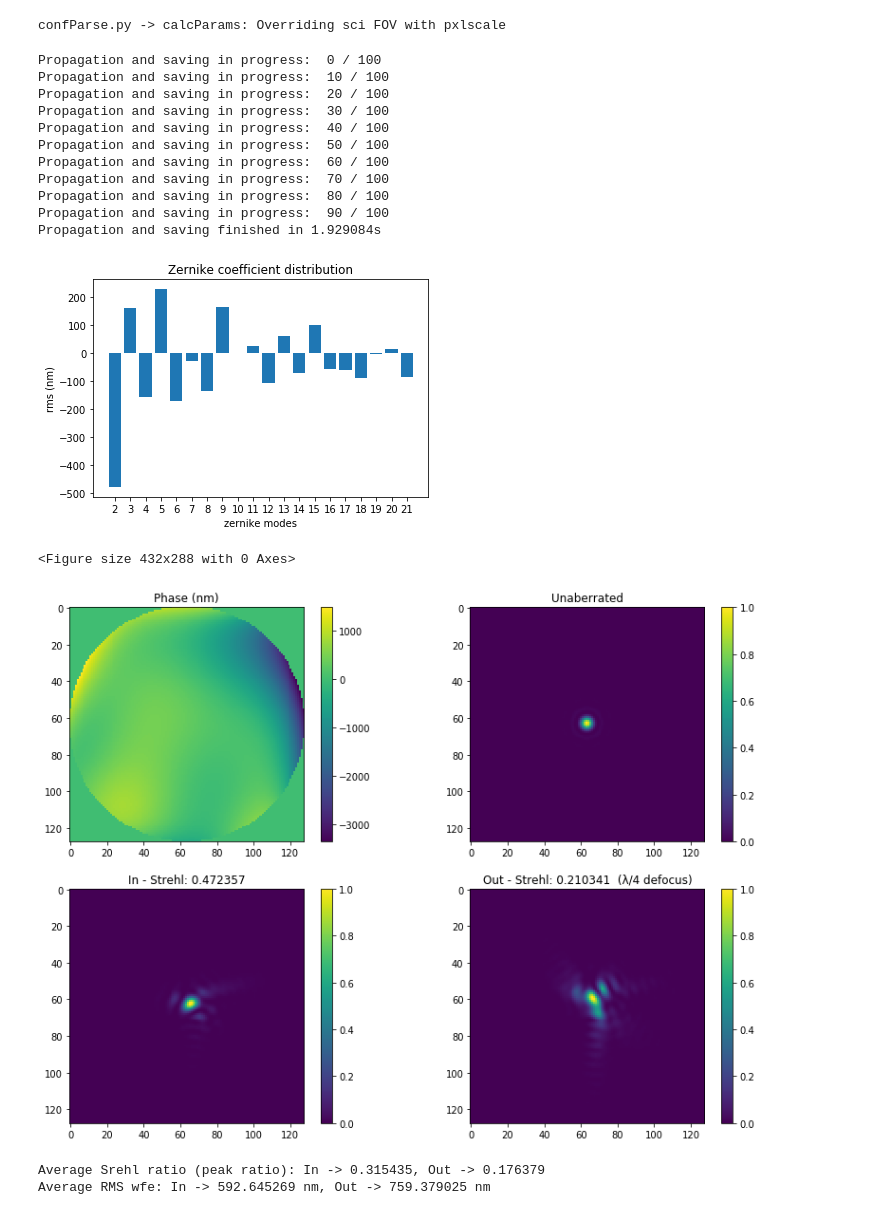
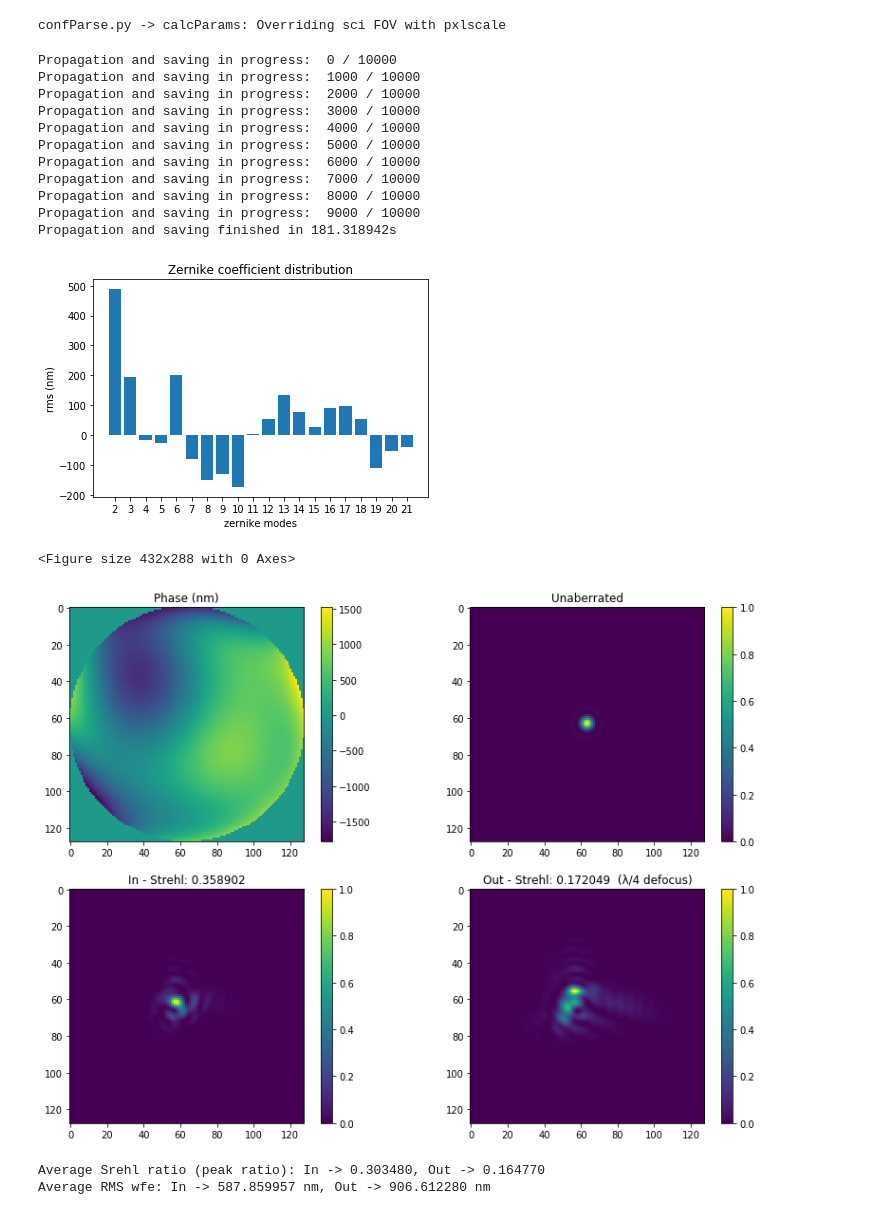
Before and after one commit to povanberg/Machine-learning-for-image-based-wavefront-sensing, a Jupyter notebook: generation/generation.ipynb, the cells around one changed output. Cells and saved outputs as stored; diff of their text form; code cells hidden in the pictures.

```diff
--- a/generation/generation.ipynb
+++ b/generation/generation.ipynb
@@ -23,7 +23,7 @@ pixelScale = 0.01  # [''/px]s
 # WFE norm in nm
 norm_rms = (wavelength)*(10**9)
 # Nb of PSFs to generate
-n_psfs = 100
+n_psfs = 10000
 # Nb of Zernike to use in the generation
 n_zernike = 20
 # Zernike mode index (start from Z2=tip, Noll convention)
@@ -100,20 +100,20 @@ for i in range(n_psfs):
     t_soapy = time.time() - t0
 print('Propagation and saving finished in {0:2f}s'.format(t_soapy))
 # %% [output]
-Propagation and saving in progress:  0 / 100
-Propagation and saving in progress:  10 / 100
-Propagation and saving in progress:  20 / 100
-Propagation and saving in progress:  30 / 100
-Propagation and saving in progress:  40 / 100
-Propagation and saving in progress:  50 / 100
-Propagation and saving in progress:  60 / 100
-Propagation and saving in progress:  70 / 100
-Propagation and saving in progress:  80 / 100
-Propagation and saving in progress:  90 / 100
-Propagation and saving finished in 1.929084s
+Propagation and saving in progress:  0 / 10000
+Propagation and saving in progress:  1000 / 10000
+Propagation and saving in progress:  2000 / 10000
+Propagation and saving in progress:  3000 / 10000
+Propagation and saving in progress:  4000 / 10000
+Propagation and saving in progress:  5000 / 10000
+Propagation and saving in progress:  6000 / 10000
+Propagation and saving in progress:  7000 / 10000
+Propagation and saving in progress:  8000 / 10000
+Propagation and saving in progress:  9000 / 10000
+Propagation and saving finished in 181.318942s
 # %%
 # Indices
-id = 42
+id = 3534
 
 # Plot coefficient distribution
 plt.figure()
@@ -131,36 +131,36 @@ from astropy.visualization import SqrtStretch, MinMaxInterval
 
 transform = MinMaxInterval() #+ SqrtStretch()
 
 def add_colorbar(ax, f, im):
     divider = make_axes_locatable(ax)
     cax = divider.append_axes('right', size='5%', pad=0.05)
     f.colorbar(im, cax=cax, orientation='vertical')
 
 def get_strehl(image):
     strehl = np.amax(image) / np.amax(psfObj.bestPSF)
     return strehl
 
 # Plot first aberrated PSF and corresponding phase
 plt.figure()
 f, axarr = plt.subplots(2, 2, figsize=(10, 10))
 plt.subplots_adjust(right=1.2)
 im1 = axarr[0, 0].imshow(np.squeeze(np.sum(c_zernike[id, :, None, None] * zernike_basis[1:, :, :], axis=0)))
 axarr[0, 0].set_title("Phase (nm)")
 plt.colorbar(im1, ax = axarr[0, 0], fraction=0.046)
 im2 = axarr[0, 1].imshow(transform(psfObj.bestPSF, clip=False))
 axarr[0, 1].set_title("Unaberrated")
 plt.colorbar(im2, ax = axarr[0, 1], fraction=0.046)
 im3 = axarr[1, 0].imshow(transform(psfs_in[id,:,:], clip=False))
 axarr[1, 0].set_title("In - Strehl: %f" % (get_strehl(psfs_in[id,:,:])))
 plt.colorbar(im3, ax = axarr[1, 0], fraction=0.046)
 im4 = axarr[1, 1].imshow(transform(psfs_out[id,:,:], clip=False))
 axarr[1, 1].set_title("Out - Strehl: %f  (λ/4 defocus)" % (get_strehl(psfs_out[id,:,:])))
 plt.colorbar(im4, ax = axarr[1, 1], fraction=0.046)
 plt.show()
 # %% [output]
-[figure, old version]
+[figure, new version]
 <Figure size 432x288 with 0 Axes>
-[figure, old version]
+[figure, new version]
 # %%
 # Some Metrics
 
@@ -183,5 +183,5 @@ for i in range(n_psfs):
 print('Average Srehl ratio (peak ratio): In -> %f, Out -> %f' % (strehl_ratios[0], strehl_ratios[1]))
 print('Average RMS wfe: In -> %f nm, Out -> %f nm' % (rms_error[0], rms_error[1]))
 # %% [output]
-Average Srehl ratio (peak ratio): In -> 0.315435, Out -> 0.176379
-Average RMS wfe: In -> 592.645269 nm, Out -> 759.379025 nm
+Average Srehl ratio (peak ratio): In -> 0.303480, Out -> 0.164770
+Average RMS wfe: In -> 587.859957 nm, Out -> 906.612280 nm
```
Also changed, not shown: 3 other files.
